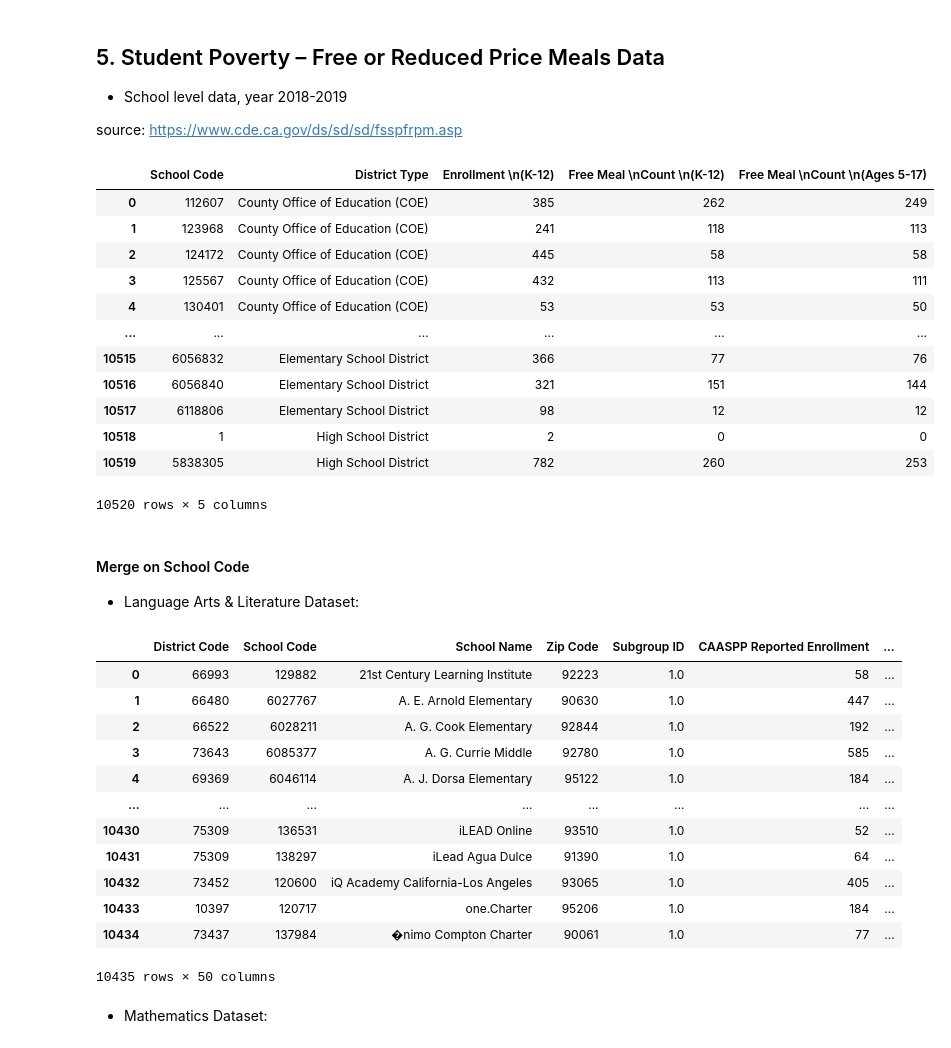
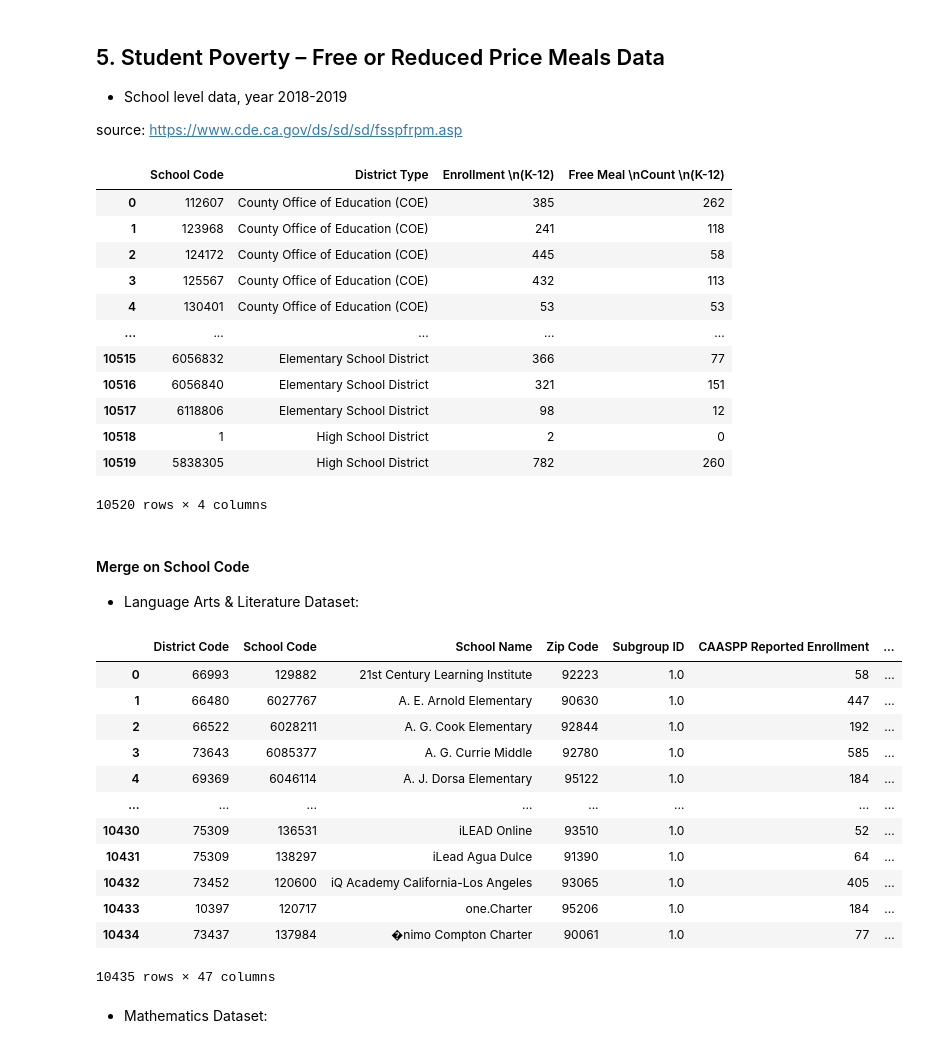
Before and after one commit to gabriellewald/springboard-coursework, a Jupyter notebook: education_project/Capstone2_education_project.ipynb, the cells around one changed output. Cells and saved outputs as stored; diff of their text form; code cells hidden in the pictures.

```diff
--- a/education_project/Capstone2_education_project.ipynb
+++ b/education_project/Capstone2_education_project.ipynb
@@ -959,33 +995,33 @@ source: https://www.cde.ca.gov/ds/sd/sd/fsspfrpm.asp
 # %%
 freelunch_df = pd.read_excel('data/frpm1819.xlsx')
 
 # Drop columns
 freelunch_df = freelunch_df.drop(columns = ['Academic Year', 'County Code', 'District Code',
        'County Name', 'District Name', 'School Name',
        'School Type', 'Educational \nOption Type', 'NSLP \nProvision \nStatus',
        'Charter \nSchool \n(Y/N)', 'Charter \nSchool \nNumber',
        'Charter \nFunding \nType', 'IRC', 'Low Grade', 'High Grade',
        'Percent (%) \nEligible Free \n(K-12)', 'FRPM Count \n(K-12)',
        'Percent (%) \nEligible FRPM \n(K-12)', 'Enrollment \n(Ages 5-17)',
        'Percent (%) \nEligible Free \n(Ages 5-17)', 'FRPM Count \n(Ages 5-17)',
        'Percent (%) \nEligible FRPM \n(Ages 5-17)',
-       'CALPADS Fall 1 \nCertification Status'])
+       'CALPADS Fall 1 \nCertification Status', 'Free Meal \nCount \n(Ages 5-17)'])
 
 freelunch_df
 # %% [output]
-|  | School Code | District Type | Enrollment \n(K-12) | Free Meal \nCount \n(K-12) | Free Meal \nCount \n(Ages 5-17) |
-| 0 | 112607 | County Office of Education (COE) | 385 | 262 | 249 |
-| 1 | 123968 | County Office of Education (COE) | 241 | 118 | 113 |
-| 2 | 124172 | County Office of Education (COE) | 445 | 58 | 58 |
-| 3 | 125567 | County Office of Education (COE) | 432 | 113 | 111 |
-| 4 | 130401 | County Office of Education (COE) | 53 | 53 | 50 |
-| ... | ... | ... | ... | ... | ... |
-| 10515 | 6056832 | Elementary School District | 366 | 77 | 76 |
-| 10516 | 6056840 | Elementary School District | 321 | 151 | 144 |
-| 10517 | 6118806 | Elementary School District | 98 | 12 | 12 |
-| 10518 | 1 | High School District | 2 | 0 | 0 |
-| 10519 | 5838305 | High School District | 782 | 260 | 253 |
+|  | School Code | District Type | Enrollment \n(K-12) | Free Meal \nCount \n(K-12) |
+| 0 | 112607 | County Office of Education (COE) | 385 | 262 |
+| 1 | 123968 | County Office of Education (COE) | 241 | 118 |
+| 2 | 124172 | County Office of Education (COE) | 445 | 58 |
+| 3 | 125567 | County Office of Education (COE) | 432 | 113 |
+| 4 | 130401 | County Office of Education (COE) | 53 | 53 |
+| ... | ... | ... | ... | ... |
+| 10515 | 6056832 | Elementary School District | 366 | 77 |
+| 10516 | 6056840 | Elementary School District | 321 | 151 |
+| 10517 | 6118806 | Elementary School District | 98 | 12 |
+| 10518 | 1 | High School District | 2 | 0 |
+| 10519 | 5838305 | High School District | 782 | 260 |
-10520 rows × 5 columns
+10520 rows × 4 columns
 # %% [markdown]
 #### Merge on School Code
 
@@ -1007,12 +1043,11 @@ language_df.columns = ['District Code', 'School Code', 'School Name', 'Zip Code'
        'Not Disadvantaged', 'Black', 'Native American', 'Asian', 'Hispanic',
        'Pacific Islander', 'White', 'Two/More Races', '< High School',
        'High School Grad', 'Some College', 'College Grad', 'Graduate School',
-       'Median Household Income', 'School_Name', 'District', 'EDP 365',
+       'Median Household Income', 'School_Name', 'District',
        'Current Expense ADA', 'Current Expense Per ADA', 'District_Name',
-       'Agency Name', 'Latitude', 'Longitude', 'Total Revenue',
+       'Agency Name', 'Latitude', 'Longitude',
        'Total Revenue per Pupil', 'Total Expenditures per Pupil',
-       'District Type', 'Enrollment K-12', 'Free Meal Count K-12',
-       'Free Meal Count Ages 5-17']
+       'District Type', 'Enrollment K-12', 'Free Meal Count K-12']
 
 language_df
 # %% [output]
@@ -1028,7 +1063,7 @@ language_df
 | 10432 | 73452 | 120600 | iQ Academy California-Los Angeles | 93065 | 1.0 | 405 | ... |
 | 10433 | 10397 | 120717 | one.Charter | 95206 | 1.0 | 184 | ... |
 | 10434 | 73437 | 137984 | �nimo Compton Charter | 90061 | 1.0 | 77 | ... |
-10435 rows × 50 columns
+10435 rows × 47 columns
 # %% [markdown]
 - Mathematics Dataset:
 # %%
```
Also changed, not shown: parts of 41 cells of this notebook.
